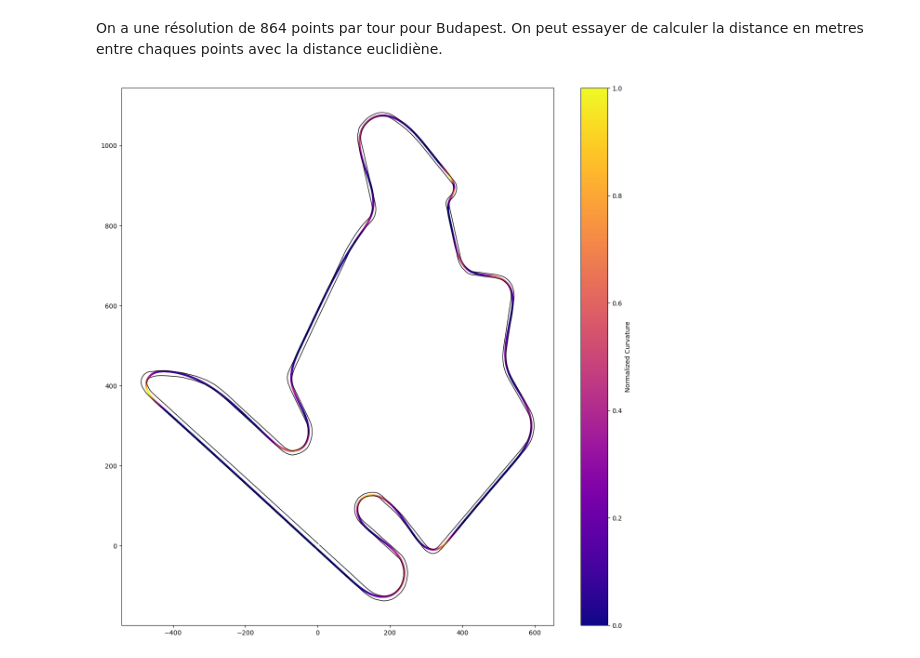
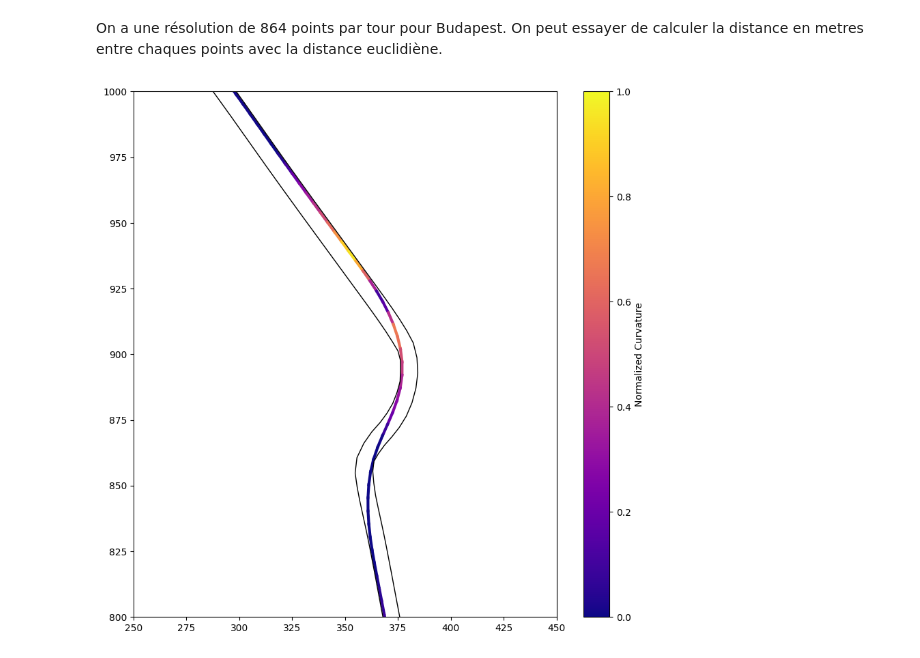
Before and after one commit to Nelson-Jnrnd/race-lap-simulations, a Jupyter notebook: lap_sim.ipynb, the cells around one changed output. Saved outputs shown, nothing was run; the diff lists cells and outputs as text; code cells hidden in the pictures.

```diff
--- a/lap_sim.ipynb
+++ b/lap_sim.ipynb
@@ -133,40 +133,39 @@ def curvature(points):
 # %%
 racing_line_data['curvature'] = curvature(racing_line_data[['x_m', 'y_m']].values)
 racing_line_data['curvature'] = racing_line_data['curvature'] / np.max(racing_line_data['curvature'])
+racing_line_data['curvature'] = np.roll(racing_line_data['curvature'], -10)
-# %%
-racing_line_data['curvature'] = np.roll(racing_line_data['curvature'], -5)
 # %%
 import matplotlib.cm as cm
 
 def draw_track(center_x=None, center_y=None, width=None, height=None, racing_line_data=None, track_data=None):
     # Get colormap
     cmap = cm.plasma
 
     # Plot data points
-    fig, ax = plt.subplots(figsize=(15, 15))
+    fig, ax = plt.subplots(figsize=(10, 10))
     if center_x is not None and center_y is not None and width is not None and height is not None:
         ax.set_xlim(center_x - width / 2, center_x + width / 2)
         ax.set_ylim(center_y - height / 2, center_y + height / 2)
 
     # Plot the racing line
     for i in range(1, len(racing_line_data['x_m'])):
         x = [racing_line_data['x_m'][i-1], racing_line_data['x_m'][i]]
         y = [racing_line_data['y_m'][i-1], racing_line_data['y_m'][i]]
         color = cmap(racing_line_data['curvature'][i])
         ax.plot(x, y, color=color, linewidth=3)
 
     ax.plot(track_data['left_edge_x_m'], track_data['left_edge_y_m'], 'k', linewidth=1) # Left edge
     ax.plot(track_data['right_edge_x_m'], track_data['right_edge_y_m'], 'k', linewidth=1) # Right edge
 
     # Add a colorbar to the plot to indicate curvature values
     sm = cm.ScalarMappable(cmap=cmap, norm=plt.Normalize(vmin=0, vmax=1))
     sm.set_array([])
     fig.colorbar(sm, ax=ax, orientation='vertical', label='Normalized Curvature')
 
     return fig, ax
 
 # Drawing the track with curvature
-draw_track(racing_line_data=racing_line_data, track_data=track_data)
-plt.savefig('fig/budapest_curvature.svg', format='svg')
+draw_track(racing_line_data=racing_line_data, track_data=track_data, center_x=350, center_y=900, width=200, height=200)
+plt.savefig('fig/budapest_curvature_brake_zoom.svg', format='svg')
 # %% [output]
-[figure, old version]
+[figure, new version]
```
Also changed, not shown: 4 other files.
